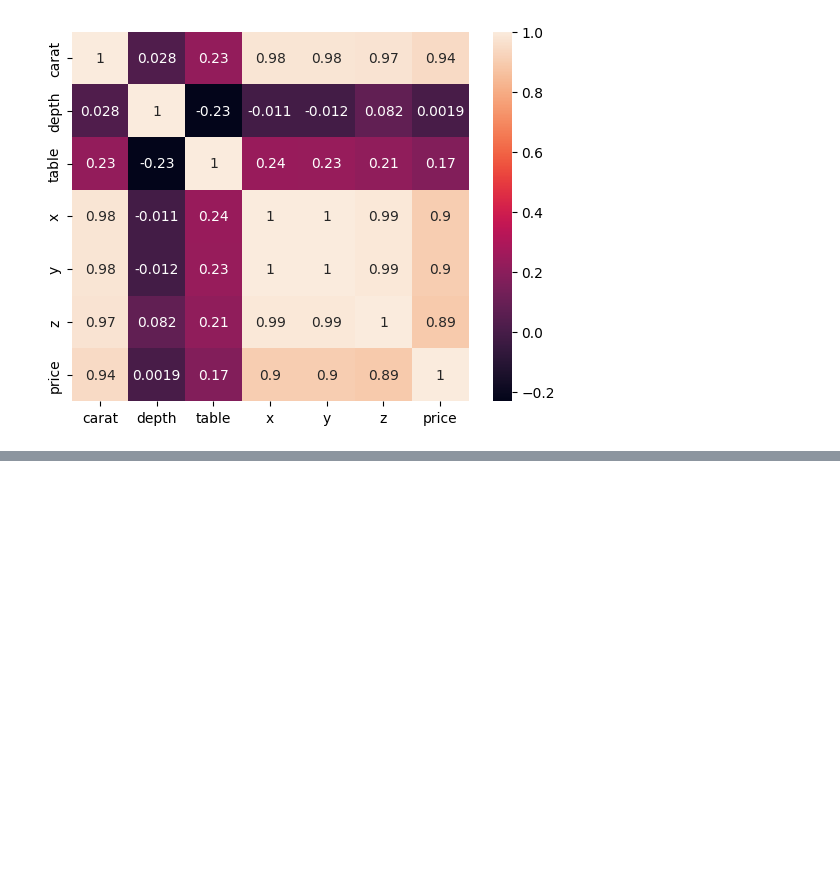
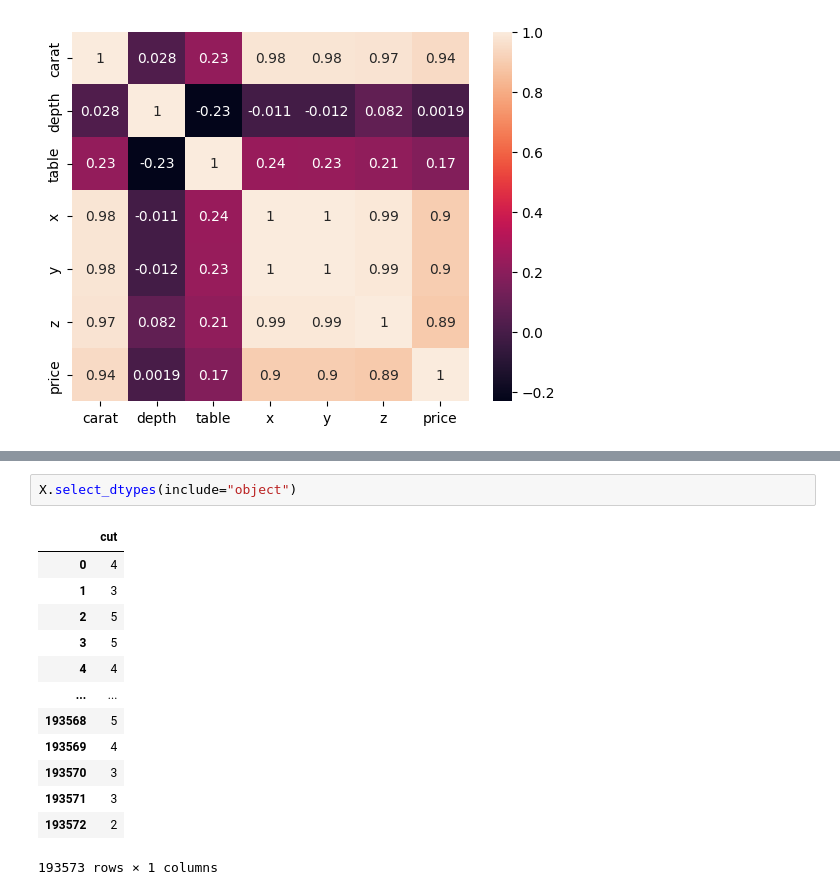
Before and after one commit to HereticInquisitor/mlops, a Jupyter notebook: experiments/experiments.ipynb, the cells around one changed output, grey strips where cells are left out. Saved outputs shown, nothing was run; the diff lists cells and outputs as text; blank space fills up the shorter version.

```diff
--- a/experiments/experiments.ipynb
+++ b/experiments/experiments.ipynb
@@ -206,0 +320,16 @@ sns.heatmap(data[num_cols].corr(), annot=True)
+# %%
+X.select_dtypes(include="object")
+# %% [output]
+|  | cut |
+| 0 | 4 |
+| 1 | 3 |
+| 2 | 5 |
+| 3 | 5 |
+| 4 | 4 |
+| ... | ... |
+| 193568 | 5 |
+| 193569 | 4 |
+| 193570 | 3 |
+| 193571 | 3 |
+| 193572 | 2 |
+193573 rows × 1 columns
```
Also changed, not shown: parts of 13 cells of this notebook.
